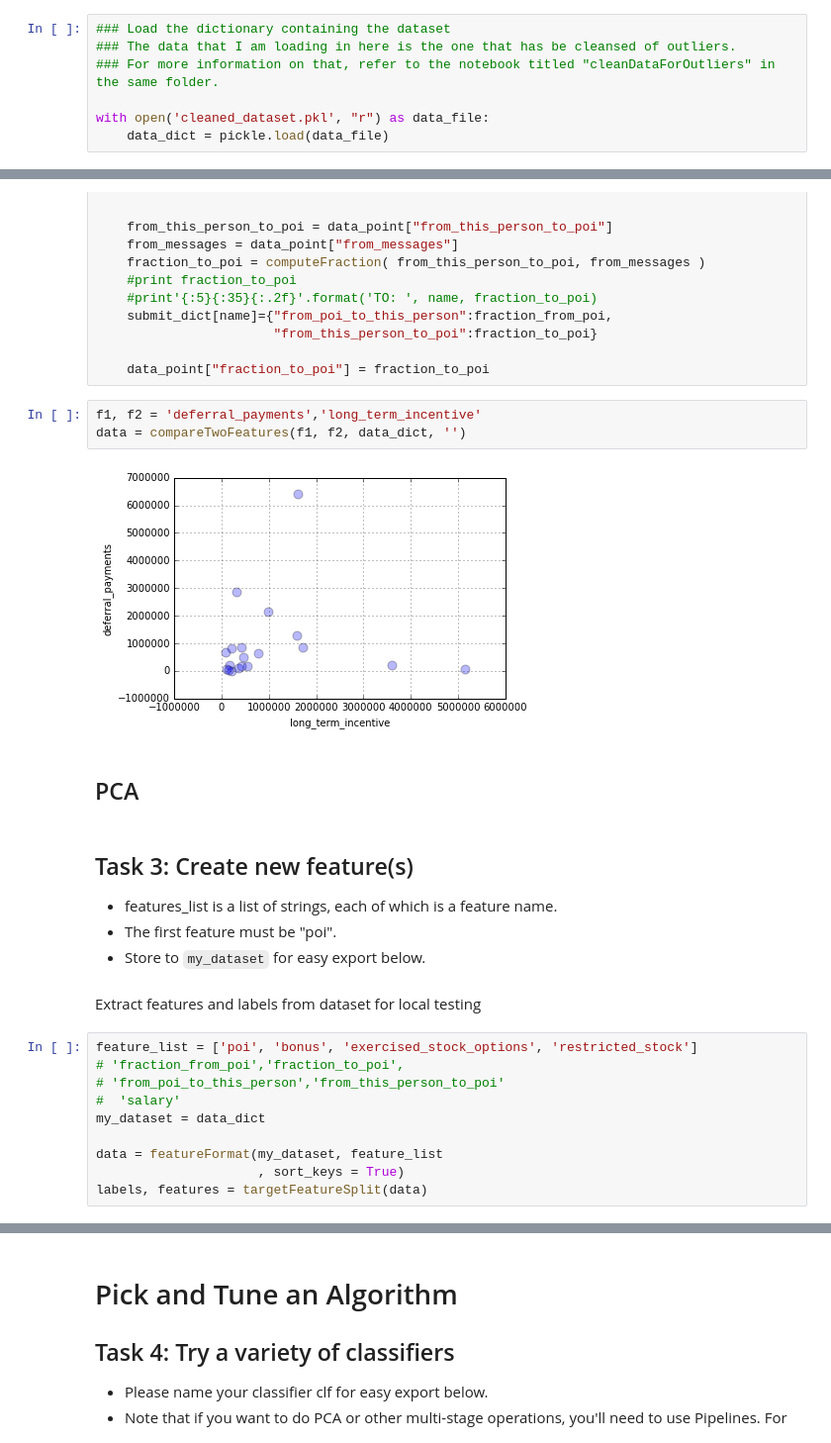
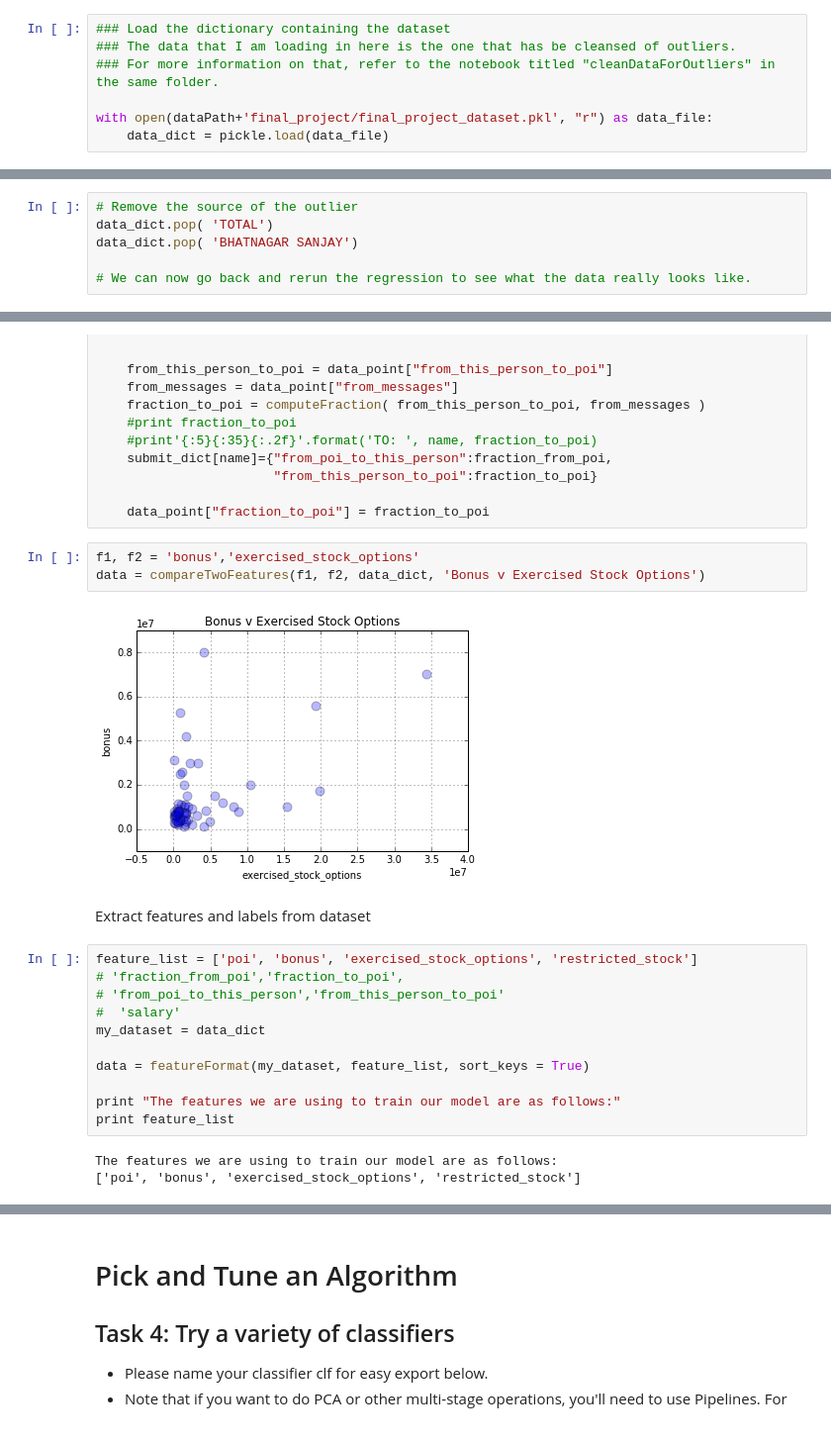
Before and after one commit to omoju/identifyFraudFromEnronEmail, a Jupyter notebook: IdentifyFraudFromEnronEmail.ipynb, the cells around one changed output, grey strips where cells are left out. Shown at 99% size. Saved outputs shown, nothing was run; the diff lists cells and outputs as text.

```diff
--- a/IdentifyFraudFromEnronEmail.ipynb
+++ b/IdentifyFraudFromEnronEmail.ipynb
@@ -41,5 +41,5 @@ You can take a look at this [enron61702insiderpay.pdf](enron61702insiderpay.pdf)
 ### The data that I am loading in here is the one that has be cleansed of outliers.
 ### For more information on that, refer to the notebook titled "cleanDataForOutliers" in the same folder.
 
-with open('cleaned_dataset.pkl', "r") as data_file:
+with open(dataPath+'final_project/final_project_dataset.pkl', "r") as data_file:
     data_dict = pickle.load(data_file)
@@ -65,0 +79,6 @@ data_dict['PAI LOU L']
+# %%
+# Remove the source of the outlier
+data_dict.pop( 'TOTAL')
+data_dict.pop( 'BHATNAGAR SANJAY')
+
+# We can now go back and rerun the regression to see what the data really looks like.
@@ -312,19 +329,12 @@ for name in data_dict:
 
     data_point["fraction_to_poi"] = fraction_to_poi
 # %%
-f1, f2 = 'deferral_payments','long_term_incentive'
-data = compareTwoFeatures(f1, f2, data_dict, '')
+f1, f2 = 'bonus','exercised_stock_options'
+data = compareTwoFeatures(f1, f2, data_dict, 'Bonus v Exercised Stock Options')
 # %% [output]
-[figure, old version]
+[figure, new version]
-# %% [markdown]
-## PCA
-# %% [markdown]
-## Task 3: Create new feature(s)
-- features_list is a list of strings, each of which is a feature name.
-- The first feature must be "poi".
-- Store to `my_dataset` for easy export below.
 # %% [markdown]
-Extract features and labels from dataset for local testing
+Extract features and labels from dataset
 # %%
 feature_list = ['poi', 'bonus', 'exercised_stock_options', 'restricted_stock']
 # 'fraction_from_poi','fraction_to_poi',
@@ -332,9 +342,13 @@ feature_list = ['poi', 'bonus', 'exercised_stock_options', 'restricted_stock']
 #  'salary'
 my_dataset = data_dict
 
-data = featureFormat(my_dataset, feature_list
-                     , sort_keys = True)
-labels, features = targetFeatureSplit(data)
+data = featureFormat(my_dataset, feature_list, sort_keys = True)
+
+print "The features we are using to train our model are as follows:"
+print feature_list
+# %% [output]
+The features we are using to train our model are as follows:
+['poi', 'bonus', 'exercised_stock_options', 'restricted_stock']
 # %%
 import pandas as pd
 
```
Also changed, not shown: parts of 28 cells of this notebook, 3 other files.
